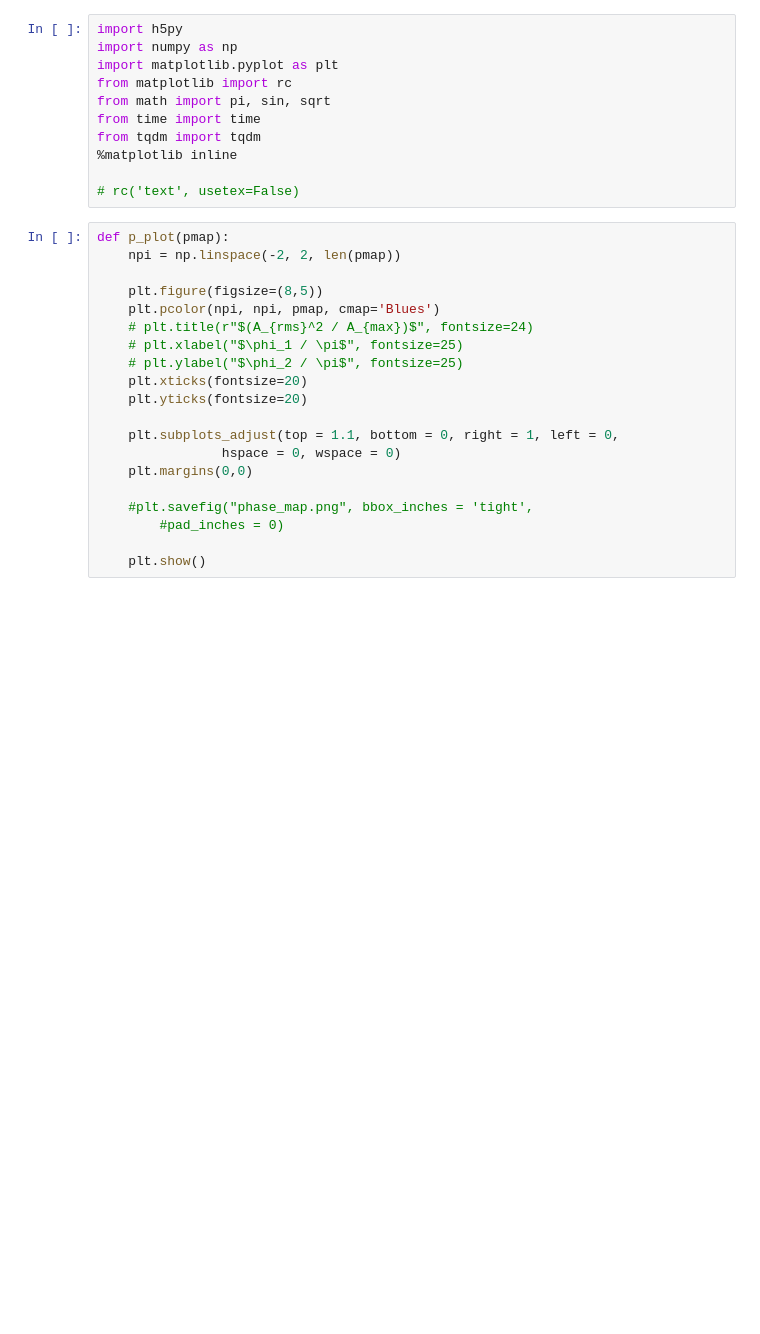
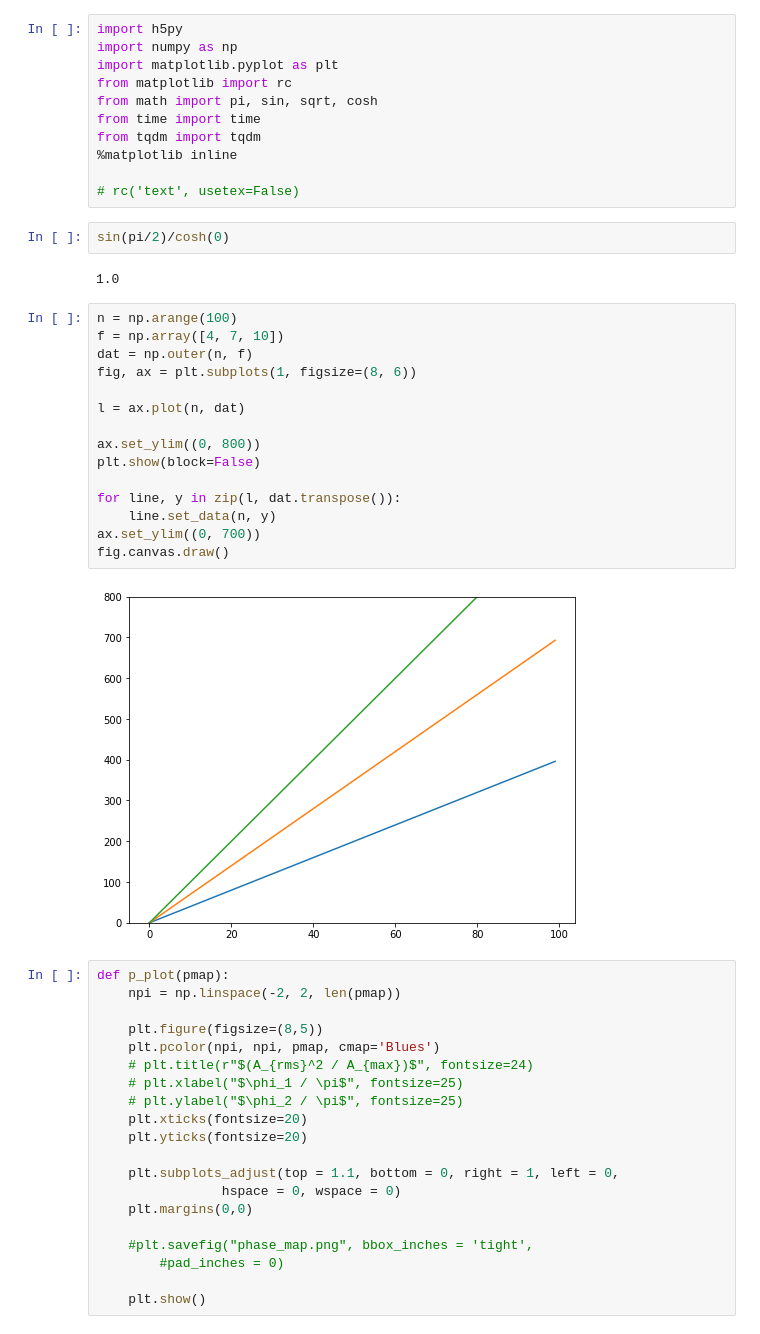
Before and after one commit to AronToYou/wavgen, a Jupyter notebook: analysis/phases/OptimalPhases.ipynb, the cells around one changed output. Cells and saved outputs as stored; diff of their text form; blank space fills up the shorter version.

```diff
--- a/waveforms/phases/OptimalPhases.ipynb
+++ b/analysis/phases/OptimalPhases.ipynb
@@ -3,12 +3,33 @@ import h5py
 import numpy as np
 import matplotlib.pyplot as plt
 from matplotlib import rc
-from math import pi, sin, sqrt
+from math import pi, sin, sqrt, cosh
 from time import time
 from tqdm import tqdm
 %matplotlib inline
 
 # rc('text', usetex=False)
+# %%
+sin(pi/2)/cosh(0)
+# %% [output]
+1.0
+# %%
+n = np.arange(100)
+f = np.array([4, 7, 10])
+dat = np.outer(n, f)
+fig, ax = plt.subplots(1, figsize=(8, 6))
+
+l = ax.plot(n, dat)
+
+ax.set_ylim((0, 800))
+plt.show(block=False)
+
+for line, y in zip(l, dat.transpose()):
+    line.set_data(n, y)
+ax.set_ylim((0, 700))
+fig.canvas.draw()
+# %% [output]
+[figure, added]
 # %%
 def p_plot(pmap):
     npi = np.linspace(-2, 2, len(pmap))
```
Also changed, not shown: 5 other files.
